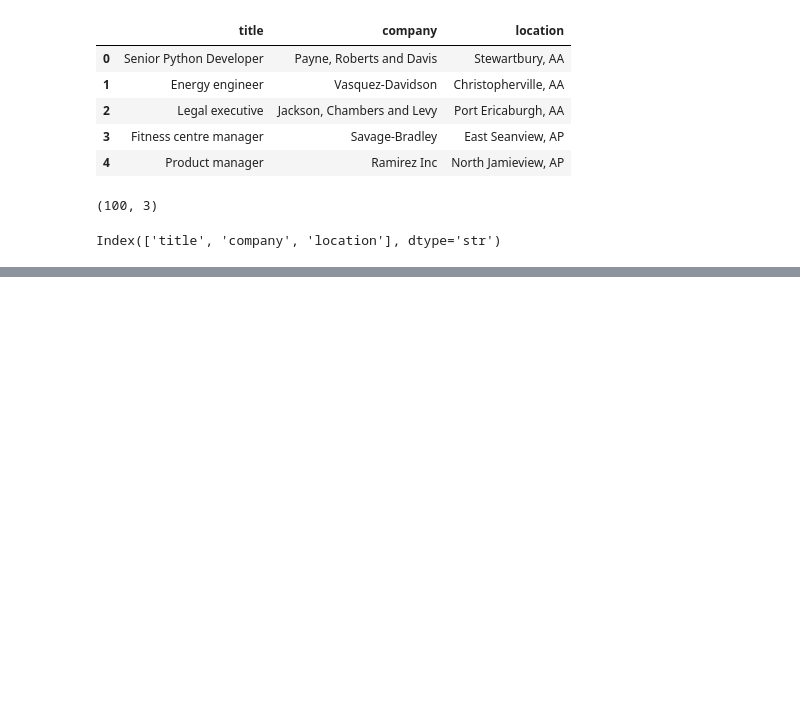
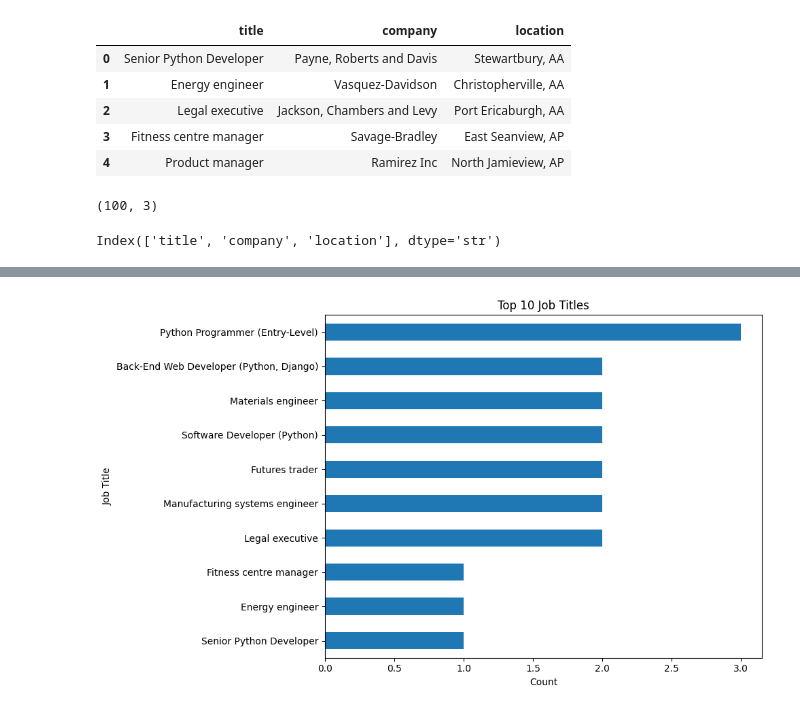
Before and after one commit to StojkoskiT/data-science-portfolio, a Jupyter notebook: projects/web_scraping_analysis/notebooks/web_scraping_analysis.ipynb, the cells around one changed output, grey strips where cells are left out. Cells and saved outputs as stored; diff of their text form; code cells hidden in the pictures; blank space fills up the shorter version.

Commit message:
Add top job title analysis for scraped jobs dataset

```diff
--- a/projects/web_scraping_analysis/notebooks/web_scraping_analysis.ipynb
+++ b/projects/web_scraping_analysis/notebooks/web_scraping_analysis.ipynb
@@ -22,0 +25,3 @@ Index(['title', 'company', 'location'], dtype='str')
+# %%
+top_titles = df["title"].value_counts().head(10)
+top_titles
@@ -22,0 +41,12 @@ Index(['title', 'company', 'location'], dtype='str')
+# %%
+import matplotlib.pyplot as plt
+
+plt.figure(figsize=(10, 6))
+top_titles.sort_values().plot(kind="barh")
+plt.title("Top 10 Job Titles")
+plt.xlabel("Count")
+plt.ylabel("Job Title")
+plt.tight_layout()
+plt.show()
+# %% [output]
+[figure, added]
```
Also changed, not shown: parts of 3 cells of this notebook.
